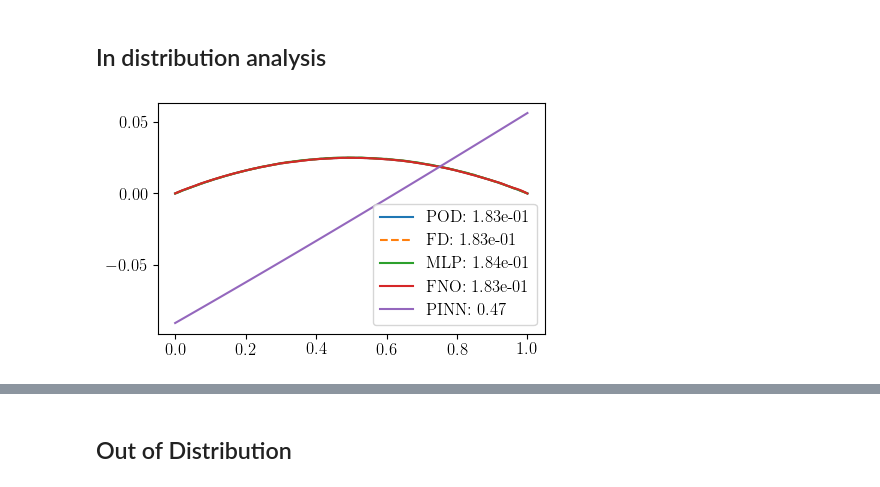
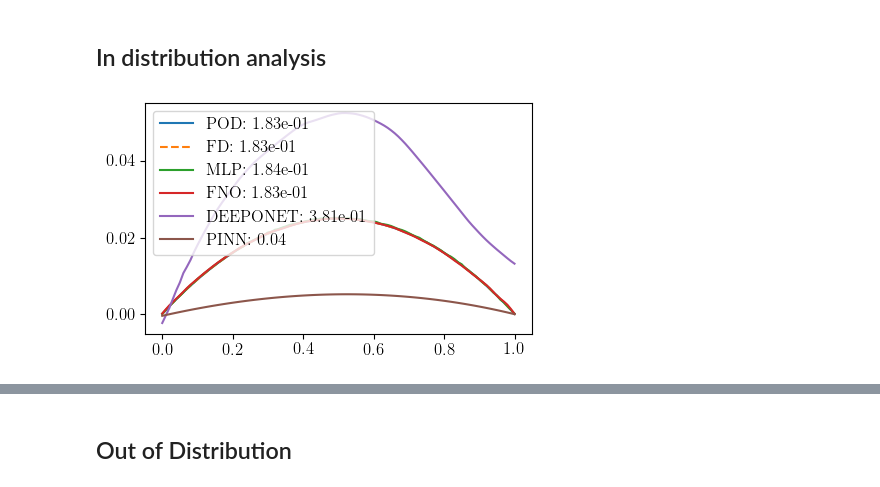
Before and after one commit to lechevaa/CEMRACS_SciML, a Jupyter notebook: notebooks/PoissonEquation/Poisson_step_1.ipynb, the cells around one changed output, grey strips where cells are left out. Drawn from its saved outputs; the diff is of its cells as text; code cells hidden in the pictures.

Commit message:
[FIX] Optuna results for DeepONet and PINN

```diff
--- a/notebooks/PoissonEquation/Poisson_step_1.ipynb
+++ b/notebooks/PoissonEquation/Poisson_step_1.ipynb
@@ -137,11 +156,11 @@ for method in method_names:
         # all_methods[method].fit(hyperparameters=hyperparams_method, U_train=U_train, U_val=U_val, D_train=D_train, D_val=D_val)
         all_methods[method].load_state_dict('optuna/step_1/MLP.pt')
     elif method == 'DEEPONET':
-        # all_methods[method].fit(hyperparameters=hyperparams_method, U_train=dU_train, U_val=dU_val, DX_train=DX_train, DX_val=DX_val)
-        all_methods[method].load_state_dict('optuna/step_1/DEEPONET.pt')
+        all_methods[method].fit(hyperparameters=hyperparams_method, U_train=dU_train, U_val=dU_val, DX_train=DX_train, DX_val=DX_val)
+        # all_methods[method].load_state_dict('optuna/step_1/DEEPONET.pt')
     elif method == 'PINN':
-        all_methods[method].fit(hyperparameters=hyperparams_method, DX_train=DX_train, DX_val=DX_val)
-        # all_methods[method].load_state_dict('optuna/step_1/PINN.pt')
+        # all_methods[method].fit(hyperparameters=hyperparams_method, DX_train=DX_train, DX_val=DX_val)
+        all_methods[method].load_state_dict('optuna/step_1/PINN.pt')
     elif method == 'MLPINN':
         # all_methods[method].fit(hyperparameters=hyperparams_method, DX_train=DX_train, DX_val=DX_val, U_train=U_train, U_val=U_val)
         all_methods[method].load_state_dict('optuna/step_1/MLPINN.pt')
@@ -183,25 +202,25 @@ plt.show()
 # %%
 new_D = 5.
 solver.change_D(new_D=new_D)
 U_FD = solver.solve()
 U_MLP = all_methods['MLP'].apply_method(new_D).detach().numpy()
 U_POD = all_methods['POD'].apply_method(new_D)
 U_DONUT = all_methods['DEEPONET'].apply_method(new_D)
 U_PINN = all_methods['PINN'].apply_method(new_D)
 U_MLPINN = all_methods['MLPINN'].apply_method(new_D)
 U_FNO = all_methods['FNO'].apply_method([new_D]).flatten().detach().numpy()
 
 plt.plot(solver.x, U_POD, label=f'POD: {np.linalg.norm(U_POD, 2):.2e}')
 plt.plot(solver.x, U_FD, '--', label=f'FD: {np.linalg.norm(U_FD, 2):.2e}')
 plt.plot(solver.x, U_MLP, label=f'MLP: {np.linalg.norm(U_MLP, 2):.2e}')
 plt.plot(solver.x, U_FNO, label=f'FNO: {np.linalg.norm(U_FNO, 2):.2e}')
-# plt.plot(solver.x, U_DONUT, label=f'DEEPONET: {np.linalg.norm(U_DONUT, 2):.2e}')
+plt.plot(solver.x, U_DONUT, label=f'DEEPONET: {np.linalg.norm(U_DONUT, 2):.2e}')
 plt.plot(solver.x, U_PINN, label=f'PINN: {np.linalg.norm(U_PINN, 2):.2f}')
 # plt.plot(solver.x, U_MLPINN, label=f'MLPINN: {np.linalg.norm(U_MLPINN, 2):.2f}')
 plt.legend()
 plt.show()
 # %% [output]
-[figure, old version]
+[figure, new version]
 # %%
 fig, axs = plt.subplots(2, 3, figsize=(12, 8))
 
```
Also changed, not shown: parts of 9 cells of this notebook, 2 other files.
